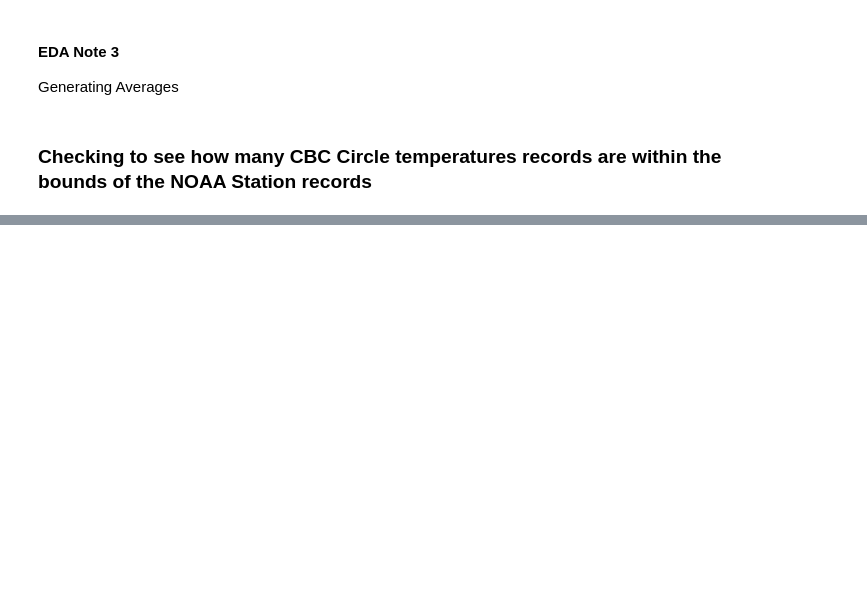
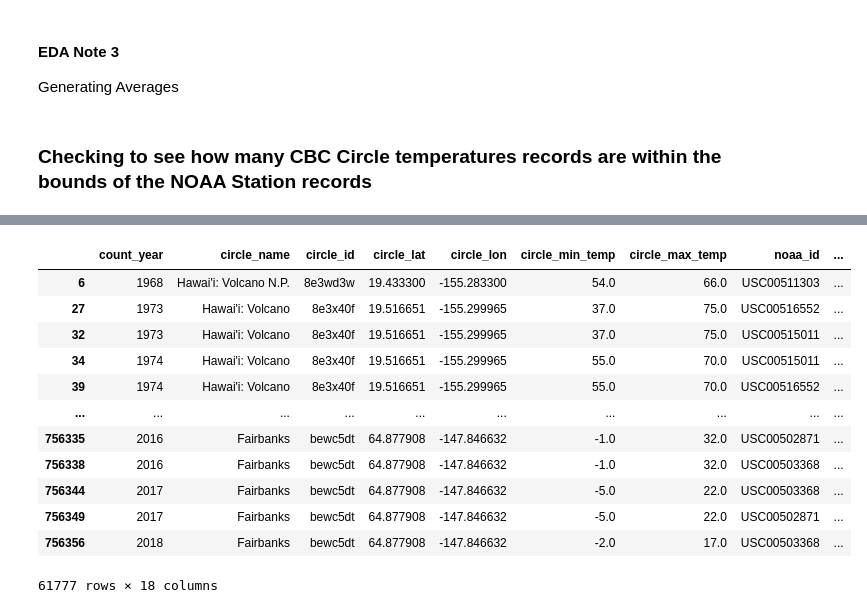
Before and after one commit to DataKind-DC/audubon-cbc, a Jupyter notebook: notebooks/issue-56-jellena.ipynb, the cells around one changed output, grey strips where cells are left out. Drawn from its saved outputs; the diff is of its cells as text; code cells hidden in the pictures; blank space fills up the shorter version.

```diff
--- a/notebooks/issue-56-jellena.ipynb
+++ b/notebooks/issue-56-jellena.ipynb
@@ -213,0 +266,16 @@ If you have data you think is ready to be added to the offical google drive data
+# %%
+temp_df
+# %% [output]
+|  | count_year | circle_name | circle_id | circle_lat | circle_lon | circle_min_temp | circle_max_temp | noaa_id | ... |
+| 6 | 1968 | Hawai'i: Volcano N.P. | 8e3wd3w | 19.433300 | -155.283300 | 54.0 | 66.0 | USC00511303 | ... |
+| 27 | 1973 | Hawai'i: Volcano | 8e3x40f | 19.516651 | -155.299965 | 37.0 | 75.0 | USC00516552 | ... |
+| 32 | 1973 | Hawai'i: Volcano | 8e3x40f | 19.516651 | -155.299965 | 37.0 | 75.0 | USC00515011 | ... |
+| 34 | 1974 | Hawai'i: Volcano | 8e3x40f | 19.516651 | -155.299965 | 55.0 | 70.0 | USC00515011 | ... |
+| 39 | 1974 | Hawai'i: Volcano | 8e3x40f | 19.516651 | -155.299965 | 55.0 | 70.0 | USC00516552 | ... |
+| ... | ... | ... | ... | ... | ... | ... | ... | ... | ... |
+| 756335 | 2016 | Fairbanks | bewc5dt | 64.877908 | -147.846632 | -1.0 | 32.0 | USC00502871 | ... |
+| 756338 | 2016 | Fairbanks | bewc5dt | 64.877908 | -147.846632 | -1.0 | 32.0 | USC00503368 | ... |
+| 756344 | 2017 | Fairbanks | bewc5dt | 64.877908 | -147.846632 | -5.0 | 22.0 | USC00503368 | ... |
+| 756349 | 2017 | Fairbanks | bewc5dt | 64.877908 | -147.846632 | -5.0 | 22.0 | USC00502871 | ... |
+| 756356 | 2018 | Fairbanks | bewc5dt | 64.877908 | -147.846632 | -2.0 | 17.0 | USC00503368 | ... |
+61777 rows × 18 columns
```
Also changed, not shown: parts of 34 cells of this notebook.
